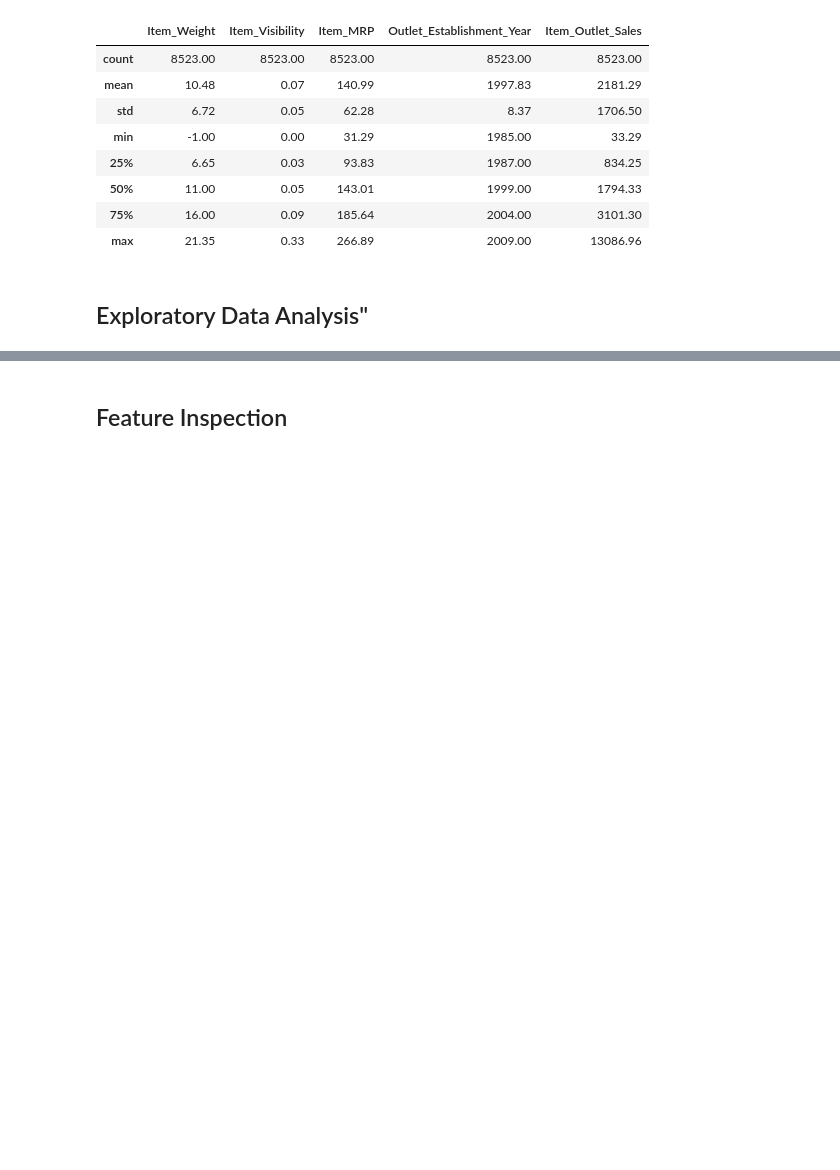
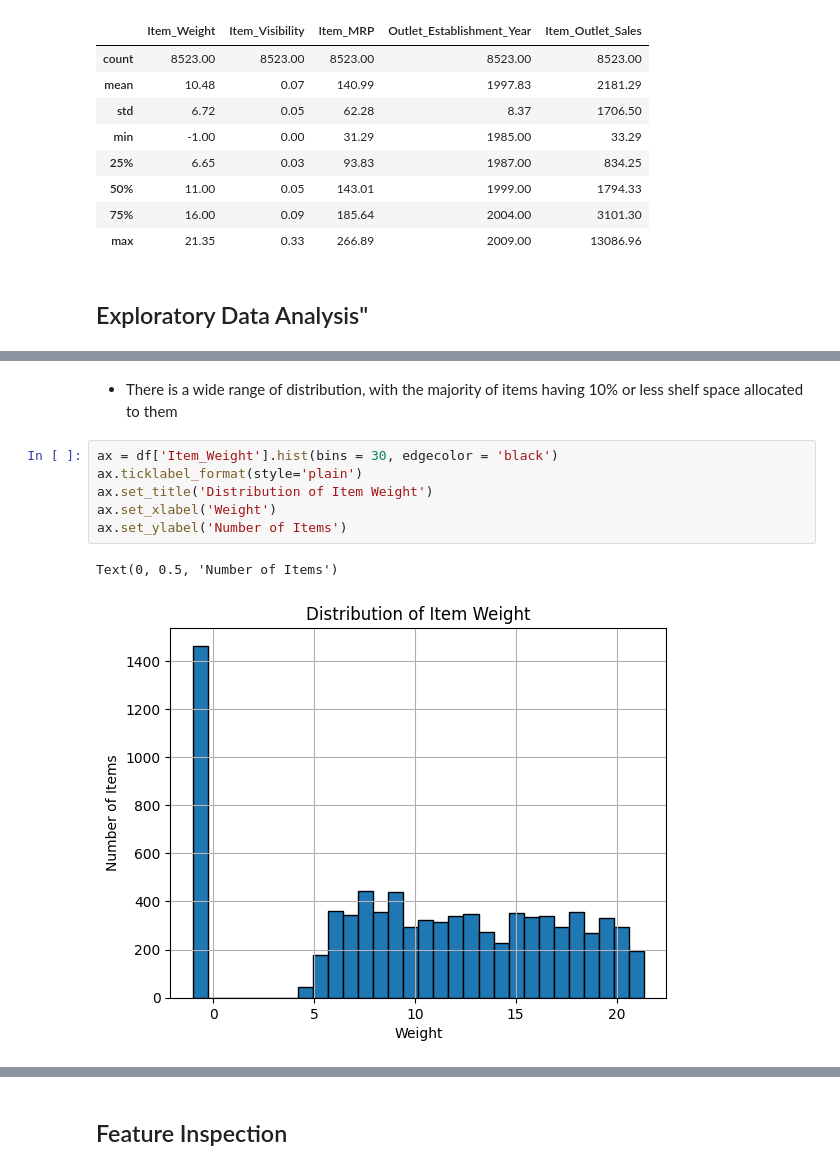
Before and after one commit to DJ-Adams/Prediction-of-Product-Sales, a Jupyter notebook: Prediction_of_Product_Sales.ipynb, the cells around one changed output, grey strips where cells are left out. Saved outputs shown, nothing was run; the diff lists cells and outputs as text; blank space fills up the shorter version.

```diff
--- a/Prediction_of_Product_Sales.ipynb
+++ b/Prediction_of_Product_Sales.ipynb
@@ -302,0 +357,11 @@ df.describe().round(2)
+# %% [markdown]
+- There is a wide range of distribution, with the majority of items having 10% or less shelf space allocated to them
+# %%
+ax = df['Item_Weight'].hist(bins = 30, edgecolor = 'black')
+ax.ticklabel_format(style='plain')
+ax.set_title('Distribution of Item Weight')
+ax.set_xlabel('Weight')
+ax.set_ylabel('Number of Items')
+# %% [output]
+Text(0, 0.5, 'Number of Items')
+[figure, added]
```
Also changed, not shown: parts of 35 cells of this notebook.
